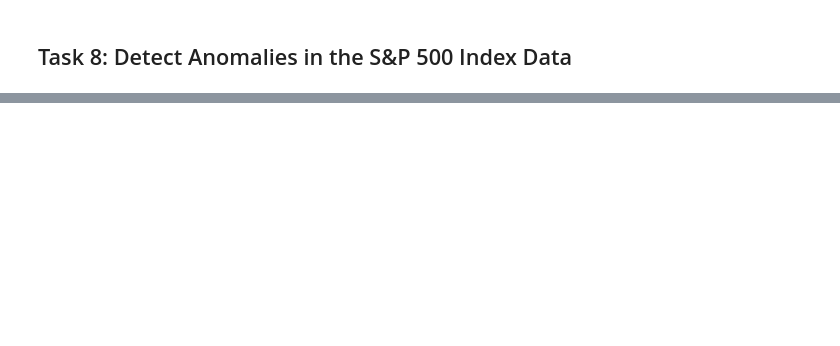
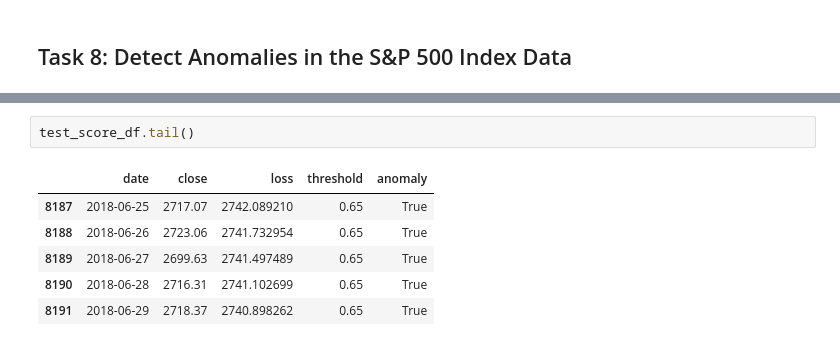
Before and after one commit to sisi0205/Anomaly-Detection-in-Time-Series-Data-with-Keras, a Jupyter notebook: Anomaly_Detection_Time_Series_Keras.ipynb, the cells around one changed output, grey strips where cells are left out. Drawn from its saved outputs; the diff is of its cells as text; blank space fills up the shorter version.

```diff
--- a/Anomaly_Detection_Time_Series_Keras.ipynb
+++ b/Anomaly_Detection_Time_Series_Keras.ipynb
@@ -138,0 +209,9 @@ _________________________________________________________________
+# %%
+test_score_df.tail()
+# %% [output]
+|  | date | close | loss | threshold | anomaly |
+| 8187 | 2018-06-25 | 2717.07 | 2742.089210 | 0.65 | True |
+| 8188 | 2018-06-26 | 2723.06 | 2741.732954 | 0.65 | True |
+| 8189 | 2018-06-27 | 2699.63 | 2741.497489 | 0.65 | True |
+| 8190 | 2018-06-28 | 2716.31 | 2741.102699 | 0.65 | True |
+| 8191 | 2018-06-29 | 2718.37 | 2740.898262 | 0.65 | True |
```
Also changed, not shown: parts of 15 cells of this notebook.
